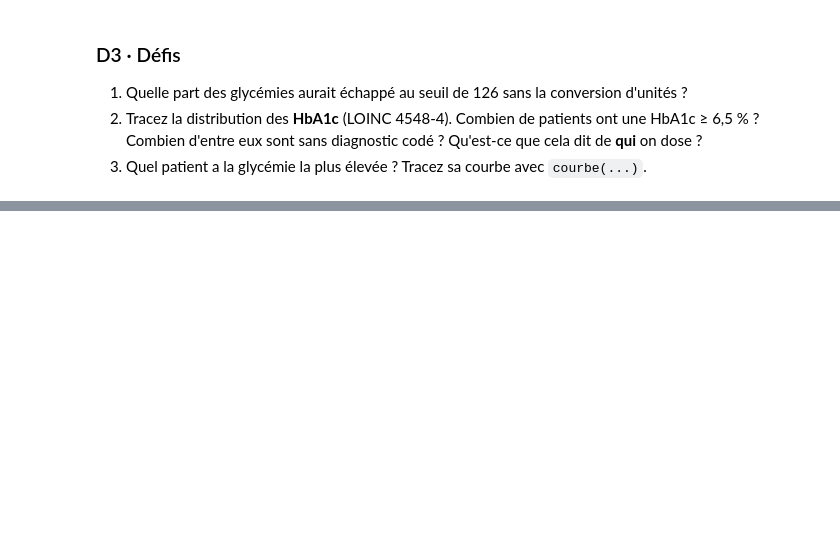
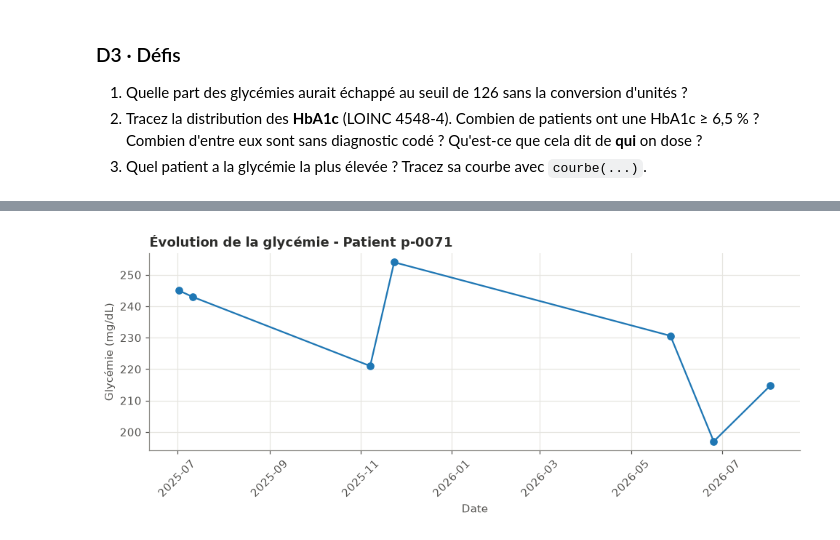
Before and after one commit to Lille-Health-Data-Science/radczuk.matylda.optiondata.2026, a Jupyter notebook: seance1_fhir/seance1_etudiant.ipynb, the cells around one changed output, grey strips where cells are left out. Drawn from its saved outputs; the diff is of its cells as text; code cells hidden in the pictures; blank space fills up the shorter version.

```diff
--- a/seance1_fhir/seance1_etudiant.ipynb
+++ b/seance1_fhir/seance1_etudiant.ipynb
@@ -559,6 +707,31 @@ courbe(a_signaler[0])
 # %%
 # Défi 3 · À vous
-...
+# 1. Identifier le patient avec la valeur maximale
+max_patient = con.sql('''
+    select patient_fhir_id, max(valeur_mg_dl) as max_val
+    from stg_glycemie
+    group by patient_fhir_id
+    order by max_val desc
+    limit 1
+''').fetchone()[0]
+
+# 2. Récupérer toutes ses mesures et tracer la courbe
+df_patient = con.sql(f'''
+    select mesure_le, valeur_mg_dl
+    from stg_glycemie
+    where patient_fhir_id = '{max_patient}'
+    order by mesure_le
+''').df()
+
+plt.plot(df_patient['mesure_le'], df_patient['valeur_mg_dl'], marker='o')
+plt.title(f'Évolution de la glycémie - Patient {max_patient}')
+plt.xlabel('Date')
+plt.ylabel('Glycémie (mg/dL)')
+plt.xticks(rotation=45)
+plt.tight_layout()
+plt.show()
+# %% [output]
+[figure, added]
 # %% [markdown]
 ### Pour aller plus loin
 - **Variante sans conversion** : garder les mmol/L avec leur concept d'origine (3013826, voir `concepts.csv`).
```
Also changed, not shown: parts of 26 cells of this notebook.
